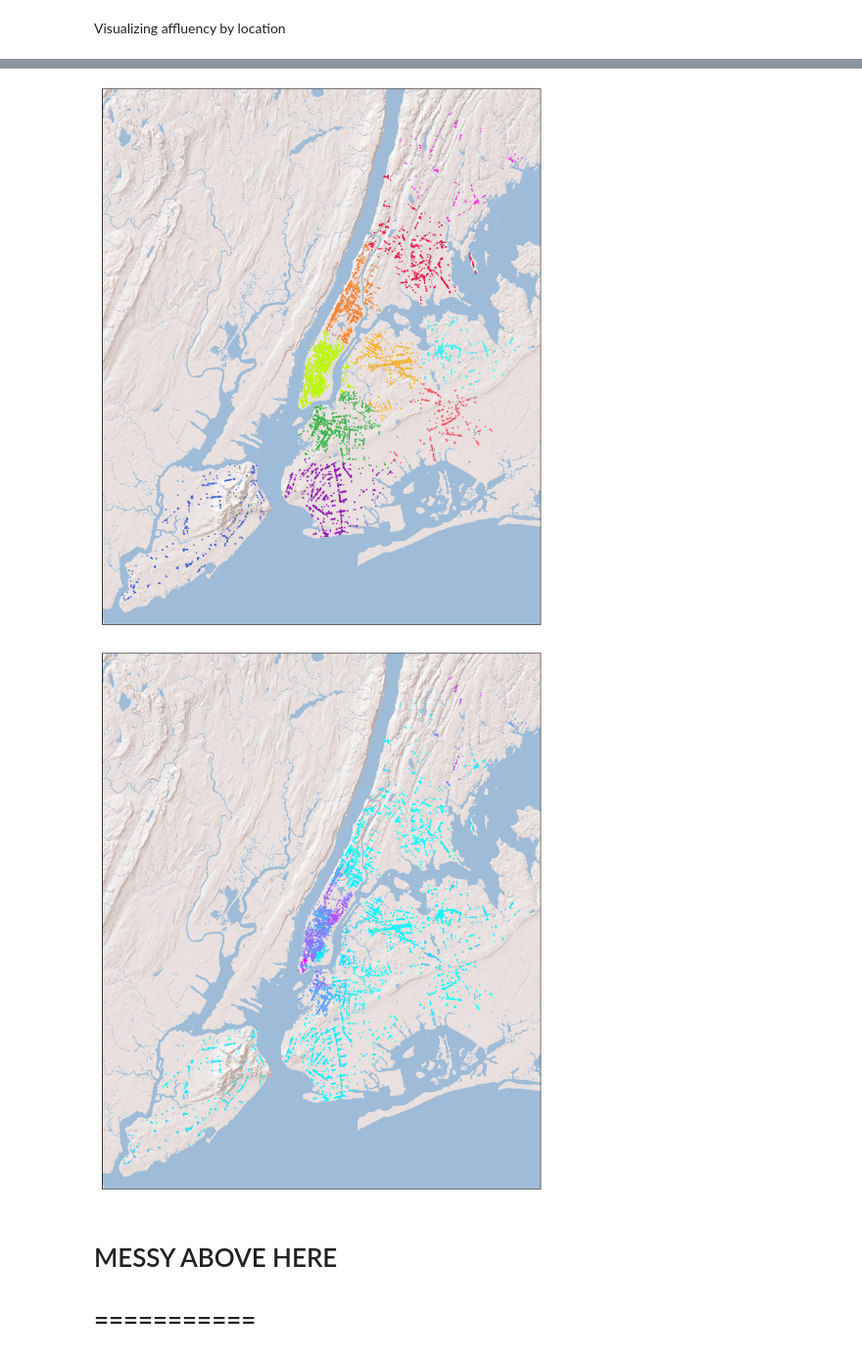
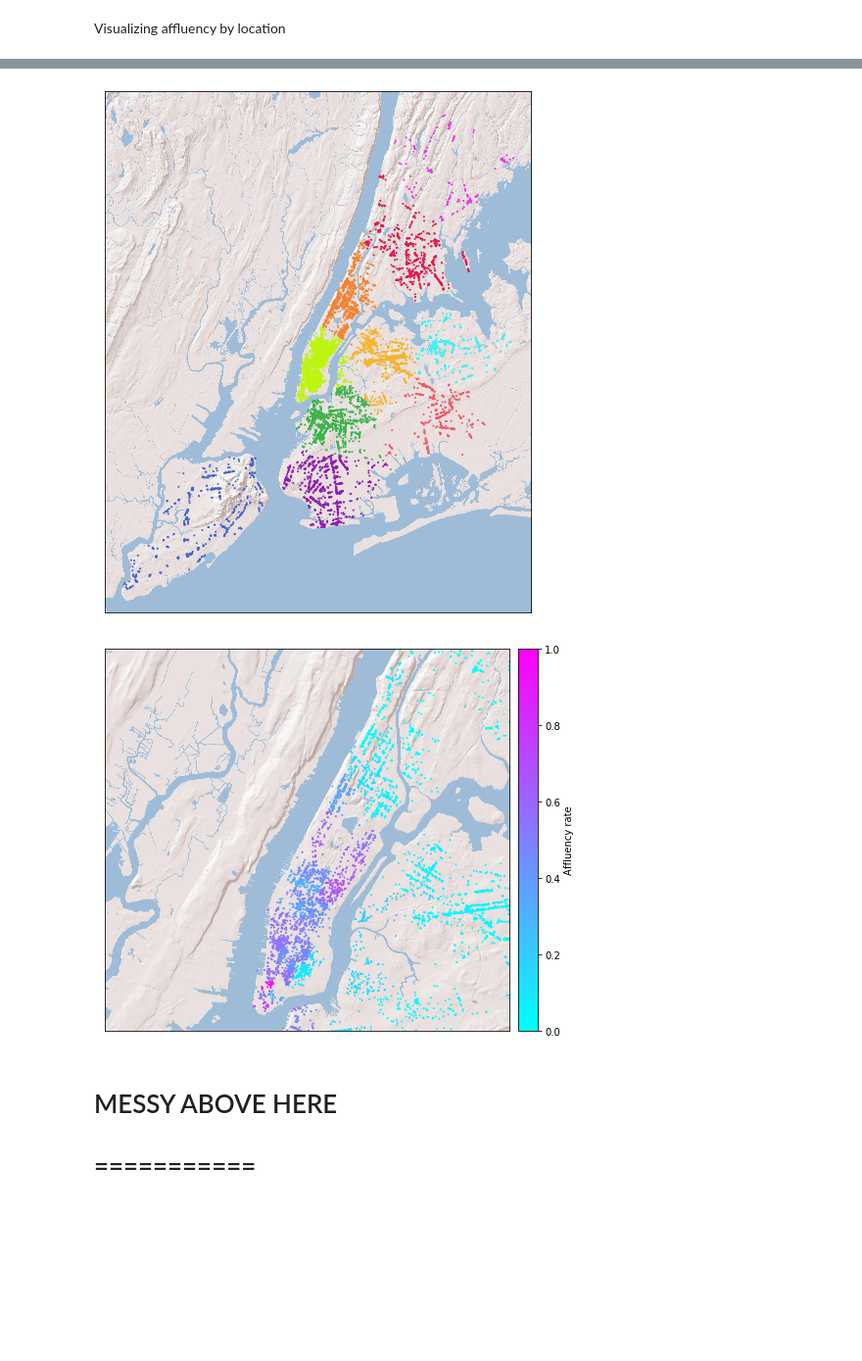
Before and after one commit to Shaddyjr/predicting_affluence_using_yelp, a Jupyter notebook: client_project_notebook.ipynb, the cells around one changed output, grey strips where cells are left out. Shown at 98% size. Saved outputs shown, nothing was run; the diff lists cells and outputs as text; code cells hidden in the pictures; blank space fills up the shorter version.

Commit message:
added graphs

```diff
--- a/client_project_notebook.ipynb
+++ b/client_project_notebook.ipynb
@@ -508,6 +522,10 @@ According to the silhouette score, an optimum number of clusters for longitude a
 km = KMeans(n_clusters= best_k["k"], random_state = random_state)
 km.fit(lat_long_df)
 complete_df["location_cluster"] = km.labels_
+
+# Creating dummy columns for locations
+location_dummies = pd.get_dummies(complete_df["location_cluster"], prefix="location_cluster", drop_first=True)
+complete_df = pd.concat([complete_df, location_dummies], axis=1)
 # %% [markdown]
 ### Creating "Incomplete" Dataset
 As a proof of concept and practical use-case, we're interested in allowing a user to input a NYC zip code and quickly know the affluency of the area. This would allow emergency responders to quickly assess which areas are in the most need. This application is explained in more detail in the [Data Query](#Data-Query) section.
@@ -584,55 +625,28 @@ scale = 28
 # %%
-from mpl_toolkits.basemap import Basemap
-
-# https://matplotlib.org/basemap/api/basemap_api.html
-# https://matplotlib.org/basemap/users/geography.html
-# https://basemaptutorial.readthedocs.io/en/latest/backgrounds.html#arcgisimage
+scale = 20
 plt.figure(figsize=(lon_diff * scale, lat_diff * scale))
-m = Basemap(
-    resolution = None,
-    llcrnrlat = complete_df["latitude"].min() - lat_pad,
-    llcrnrlon = complete_df["longitude"].min() - lon_pad,
-    urcrnrlat = complete_df["latitude"].max() + lat_pad,
-    urcrnrlon = complete_df["longitude"].max() + lat_pad,
-    epsg = 3395
-)
+m = Basemap(resolution = None, llcrnrlat = complete_df["latitude"].min() - lat_pad, llcrnrlon = complete_df["longitude"].min() - lon_pad, urcrnrlat = complete_df["latitude"].max() + lat_pad, urcrnrlon = complete_df["longitude"].max() + lat_pad, epsg = 3395)
 m.arcgisimage(service ="World_Shaded_Relief", xpixels = 2000)
-m.scatter(lon, lat, latlon=True,
-    s = 1,
-    c = colors[complete_df["location_cluster"]]
-);
-
-# ADD COLOR BARS
+m.scatter(lon, lat, latlon=True, s = 1, c = colors[complete_df["location_cluster"]]);
 # %% [output]
-[figure, old version]
+[figure, new version]
+# %%
+scale = 15
+plt.figure(figsize=(lon_diff * scale, lat_diff * scale))
+zoom = 5.5
+# https://matplotlib.org/basemap/api/basemap_api.html
+# https://matplotlib.org/basemap/users/geography.html
+# https://basemaptutorial.readthedocs.io/en/latest/backgrounds.html#arcgisimage
 # %%
-from mpl_toolkits.basemap import Basemap
-
-# https://matplotlib.org/basemap/api/basemap_api.html
-# https://matplotlib.org/basemap/users/geography.html
-# https://basemaptutorial.readthedocs.io/en/latest/backgrounds.html#arcgisimage
-plt.figure(figsize=(lon_diff * scale, lat_diff * scale))
-m = Basemap(
-    resolution = None,
-    llcrnrlat = complete_df["latitude"].min() - lat_pad,
-    llcrnrlon = complete_df["longitude"].min() - lon_pad,
-    urcrnrlat = complete_df["latitude"].max() + lat_pad,
-    urcrnrlon = complete_df["longitude"].max() + lat_pad,
-    epsg = 3395
-)
-
-
-m.arcgisimage(service ="World_Shaded_Relief", xpixels = 2000)
-m.scatter(lon, lat, latlon=True,
-    s = 1,
-    cmap ='cool',
-    c = complete_df["affluency_rate"]
-);
-
-# Add colorbar
-# ZOOM INTO IMAGE FOR CLARITY
+m = Basemap(resolution = None, llcrnrlat = complete_df["latitude"].min() + (lat_pad * zoom) + .05, llcrnrlon = complete_df["longitude"].min() + (lon_pad * zoom), urcrnrlat = complete_df["latitude"].max() - (lat_pad * zoom), urcrnrlon = complete_df["longitude"].max() - (lon_pad * zoom), epsg = 3395)
+m.arcgisimage(service ="World_Shaded_Relief", xpixels=2000)
+m.scatter(lon, lat, latlon=True, s = 1, cmap ='cool', c = complete_df["affluency_rate"]);
+norm = Normalize(vmin=0, vmax=1)
+mapper = ScalarMappable(norm=norm, cmap="cool")
+cbar = m.colorbar(mapper)
+cbar.set_label('Affluency rate')
 # %% [output]
-[figure, old version]
+[figure, new version]
 # %% [markdown]
 # MESSY ABOVE HERE
 # ===========
```
Also changed, not shown: parts of 51 cells of this notebook, 5 other files.
